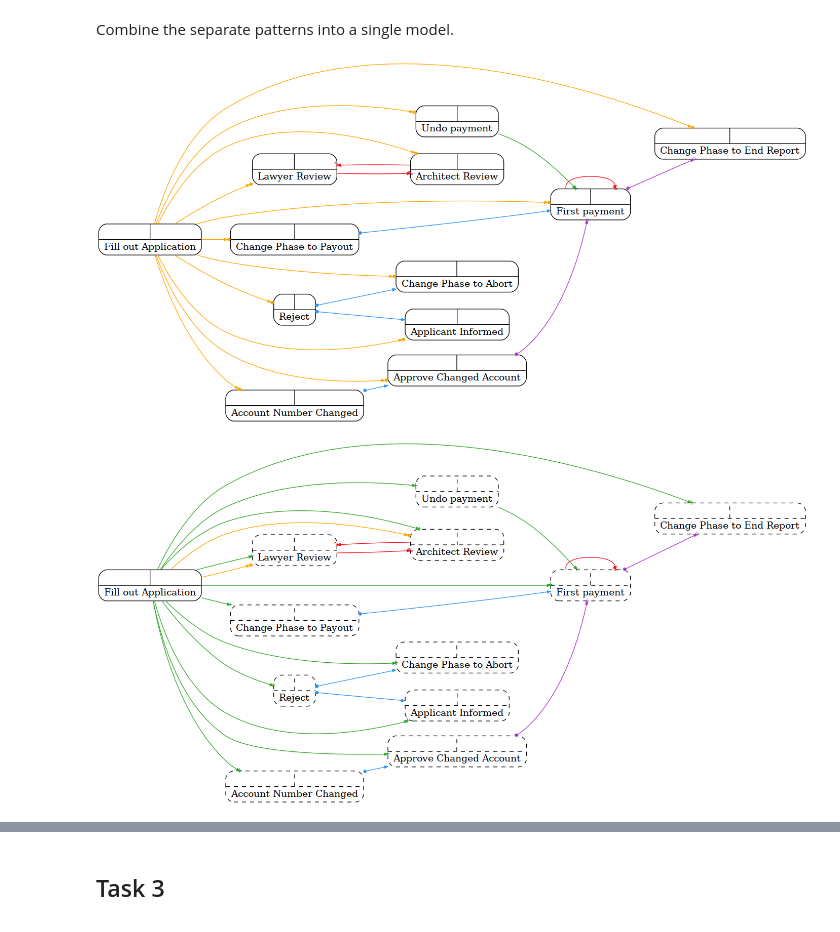
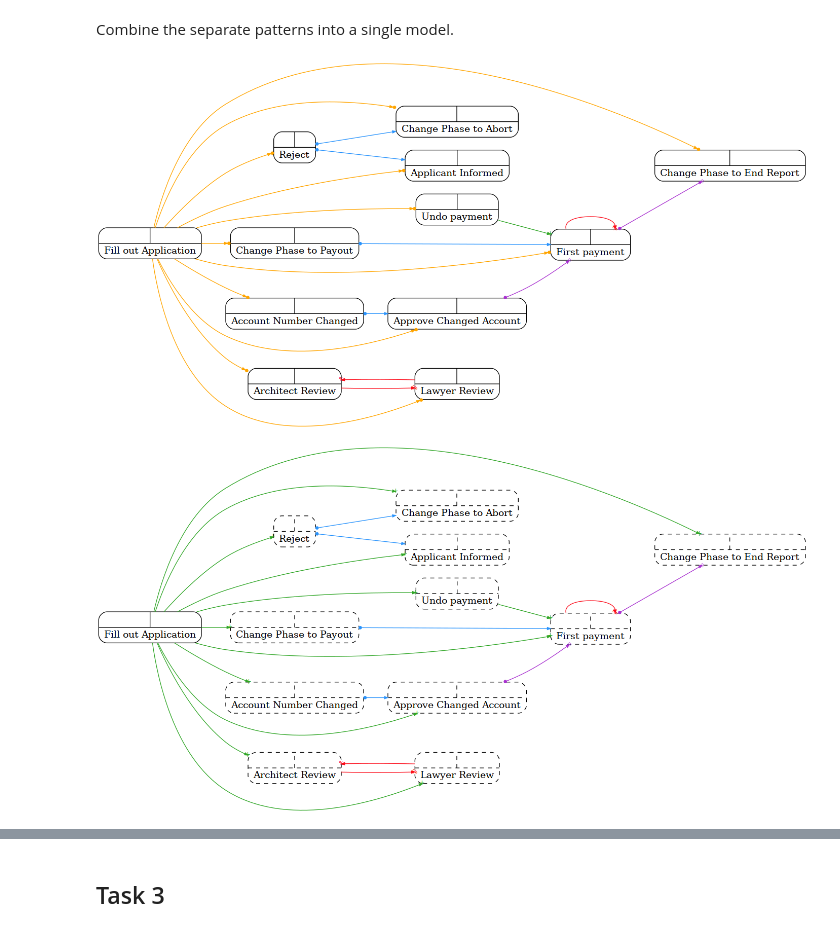
Before and after one commit to mikkellhf/REBS, a Jupyter notebook: rebs2024_assignment1 (1) (1).ipynb, the cells around one changed output, grey strips where cells are left out. Drawn from its saved outputs; the diff is of its cells as text; code cells hidden in the pictures.

```diff
--- a/rebs2024_assignment1 (1) (1).ipynb
+++ b/rebs2024_assignment1 (1) (1).ipynb
@@ -605,42 +605,42 @@ graph.includes["Fill out Application"] = {"Lawyer Review", "Architect Review", "
     "Change Phase to Abort", "Undo payment", "First payment", "Account Number Changed",
     "Approve Changed Account", "Change Phase to Payout", "Change Phase to End Report"}
 #Rule 2
-graph.conditions["Lawyer Review"] = {"Fill out Application"}
-graph.conditions["Architect Review"] = {"Fill out Application"}
+#graph.conditions["Lawyer Review"] = {"Fill out Application"}
+#graph.conditions["Architect Review"] = {"Fill out Application"}
 #Rule 3
 graph.excludes["Architect Review"] = {"Lawyer Review"}
 graph.excludes[ "Lawyer Review"] = {"Architect Review"}
 #Rule 4
 graph.responses["Reject"] = {"Change Phase to Abort", "Applicant Informed"}
 #Rule 5
 graph.excludes["First payment"] = {"First payment"}
 graph.includes["Undo payment"] = {"First payment"}
 #Rule 6
 graph.responses["Account Number Changed"] = {"Approve Changed Account"}
 graph.milestones["Approve Changed Account"] = {"First payment"}
 #Rule 7
 graph.responses["Change Phase to Payout"] = {"First payment"}
 #Rule 8
 graph.milestones["First payment"] = {"Change Phase to End Report"}
 
 
 graph.includes
 
 
 for event in events:
     graph.events.add(event)
     graph.labels.add(event)
     graph.label_map[event] = event
 
 for event in graph.events:
     if event == "Fill out Application":
         graph.marking.included.add(event)
 
 
 pm4py.view_dcr(graph)
 # %% [output]
-[figure, old version]
+[figure, new version]
-[figure, old version]
+[figure, new version]
 # %%
 from pm4py.objects.dcr.extended.obj import ExtendedDcrGraph
 graph = ExtendedDcrGraph()
```
Also changed, not shown: parts of 3 cells of this notebook, 5 other files.
